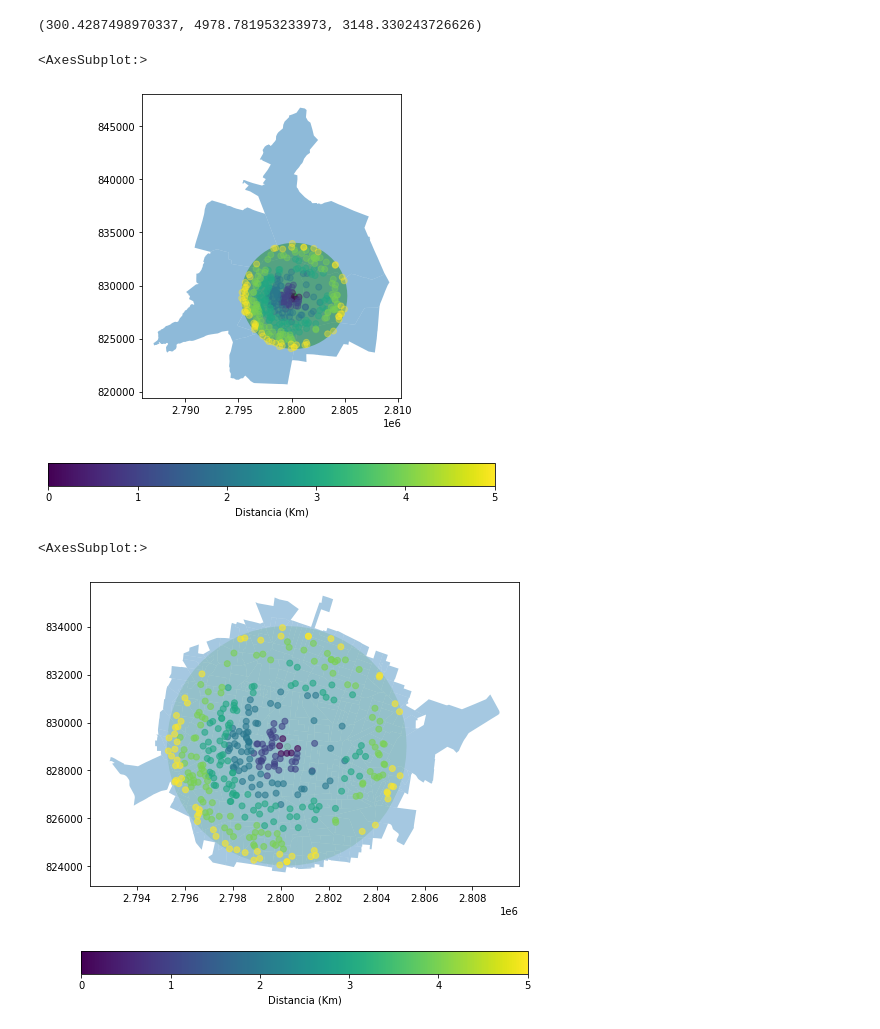
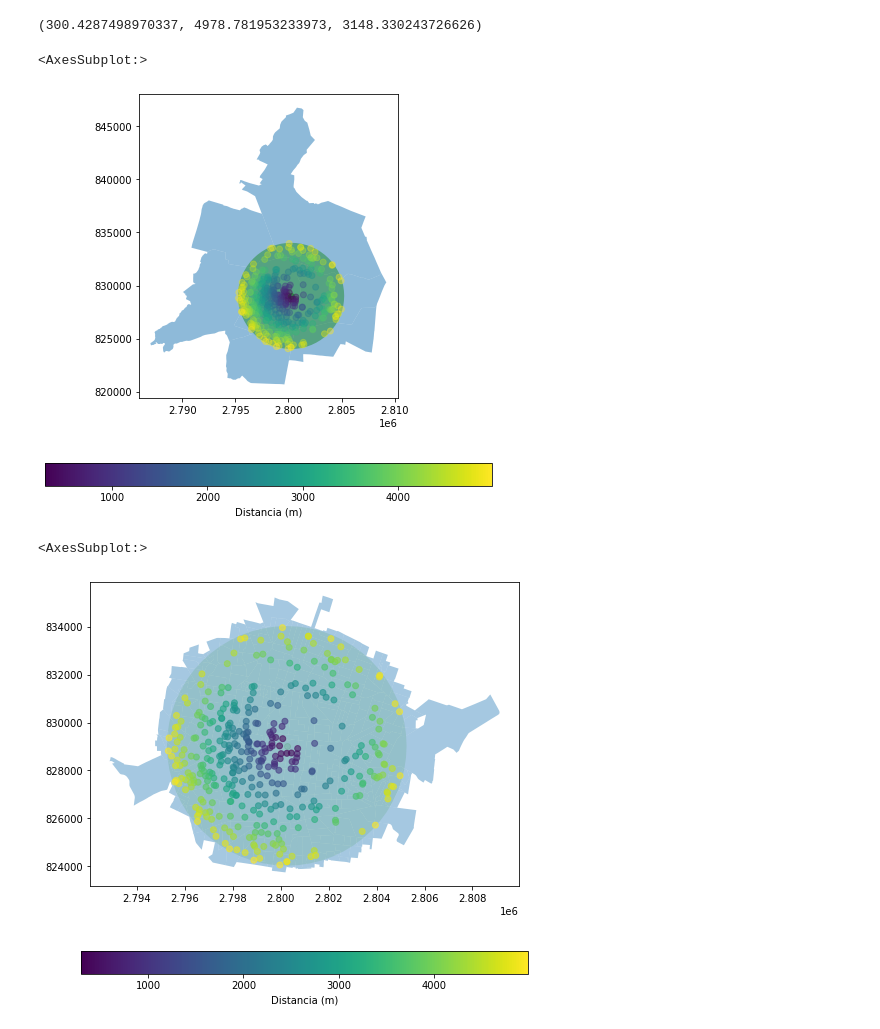
Before and after one commit to andreslomeliv/DatosMex, a Jupyter notebook: INEGIpy/README.ipynb, the cells around one changed output. Drawn from its saved outputs; the diff is of its cells as text; code cells hidden in the pictures.

```diff
--- a/INEGIpy/README.ipynb
+++ b/INEGIpy/README.ipynb
@@ -87,7 +116,7 @@ estabs.plot(ax=ax, color='red', alpha=0.4)
 # %%
 # ya podemos hacer operaciones y obtener datos como las distancias al punto definido:
 
-estabs['distancia'] = estabs.geometry.distance(zocalo.geometry.iloc[0])
+estabs['distancia_radial'] = estabs.geometry.distance(zocalo.geometry.iloc[0])
 estabs.head()
 # %% [output]
 |  | CLEE | Id | Nombre | Razon_social | Clase_actividad | Estrato | Tipo_vialidad | Calle | ... |
@@ -106,28 +135,28 @@ estabs.distancia.min(), estabs.distancia.max(), estabs.distancia.mean()
 # %%
 # podemos vizualizar la distriución espacial
 
-estabs['dist_discreta'] = round((estabs.distancia/1000))
+#estabs['dist_discreta'] = round((estabs.distancia/1000))
 
 ax = muns.plot(alpha = 0.5, figsize=(8,8))
 zocalo.plot(ax=ax, color='green', alpha=0.4)
-estabs.plot(ax=ax, alpha=0.4, column='dist_discreta', legend = True, legend_kwds={'label':'Distancia (Km)','orientation':"horizontal"})
+estabs.plot(ax=ax, alpha=0.4, column='distancia_radial', legend = True, legend_kwds={'label':'Distancia (m)','orientation':"horizontal"})
 # %% [output]
 <AxesSubplot:>
-[figure, old version]
+[figure, new version]
 # %%
 # podemos mejorar el mapa si usamos un nivel de agregación menor
 
 agebs = marco.AGEBs(entidades = '09', municipios = muns.cve_agem.tolist())
 agebs = agebs.to_crs('EPSG:6372')
 agebs = agebs[agebs.geometry.intersects(zocalo.geometry.iloc[1])]
 
 ax = agebs.plot(alpha = 0.4, figsize=(8,8), zorder=1)
 zocalo.plot(ax=ax, color='green', alpha=0.1, zorder=2)
-estabs.plot(ax=ax, alpha=0.6, column='dist_discreta',
-            legend = True, legend_kwds={'label':'Distancia (Km)','orientation':"horizontal"}, zorder=3)
+estabs.plot(ax=ax, alpha=0.6, column='distancia_radial',
+            legend = True, legend_kwds={'label':'Distancia (m)','orientation':"horizontal"}, zorder=3)
 # %% [output]
 <AxesSubplot:>
-[figure, old version]
+[figure, new version]
 # %%
 # para mejorar el mapa también podemos plotear las vialidades
 
```
Also changed, not shown: parts of 34 cells of this notebook, 2 other files.
